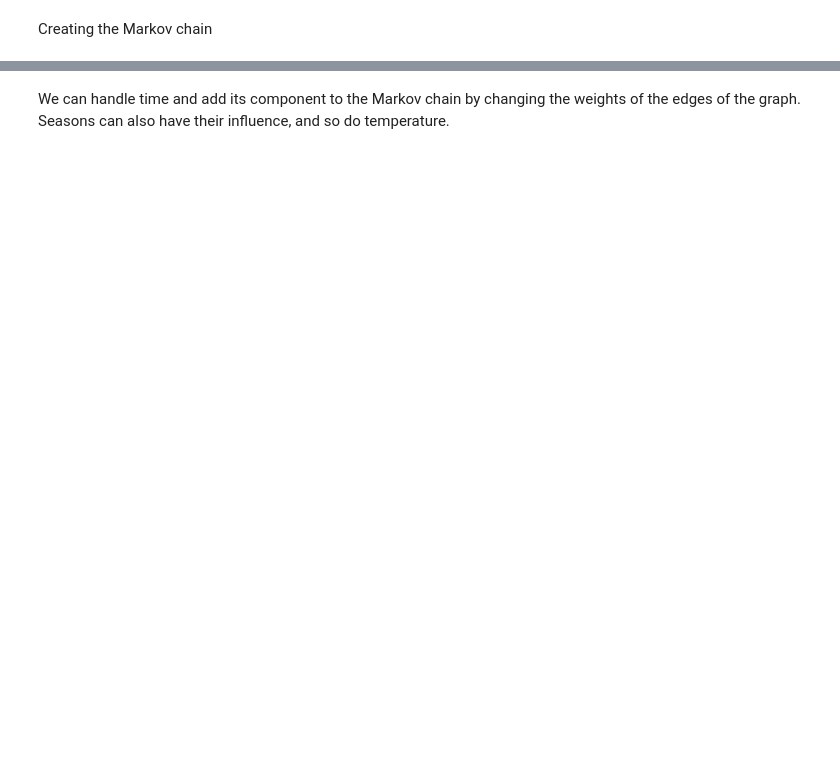
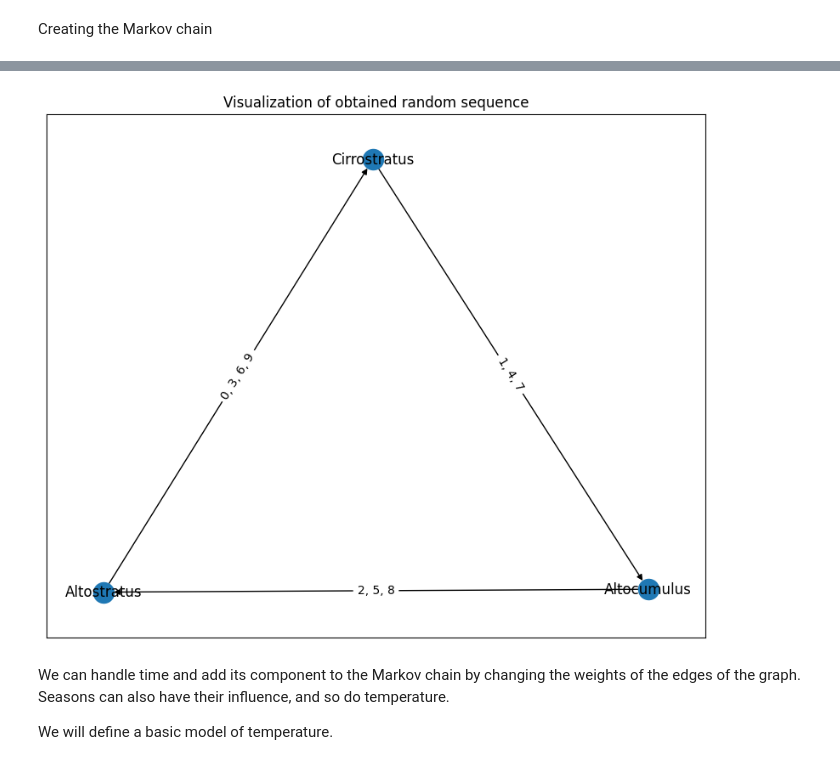
Before and after one commit to Tharos-ux/mmcat, a Jupyter notebook: model.ipynb, the cells around one changed output, grey strips where cells are left out. Cells and saved outputs as stored; diff of their text form; code cells hidden in the pictures; blank space fills up the shorter version.

```diff
--- a/model.ipynb
+++ b/model.ipynb
@@ -69,5 +78,33 @@ DISCRETE-TIME MARKOV CHAIN
  REGULAR:        YES
  REVERSIBLE:     NO
  SYMMETRIC:      NO
+# %%
+sequence:list[str] = [choice(cloud_states)]
+for i in range(1, 11):
+    current_state = sequence[-1]
+    next_state = mc.next(current_state, seed=7745)
+    if next_state == current_state:
+        # Do some subchain work
+        pass
+    sequence.append(next_state)
+# %%
+# Drawing the sequence
+sequence_graph:DiGraph = DiGraph()
+add_path(sequence_graph,sequence)
+pyplot.figure(figsize=(10,8))
+pyplot.title("Visualization of obtained random sequence")
+pos=spring_layout(sequence_graph)
+draw_networkx(sequence_graph,pos)
+labels:dict = dict()
+for i in range(len(sequence)-1):
+    labels[(sequence[i],sequence[i+1])] = labels.get((sequence[i],sequence[i+1]),[]) + [str(i)]
+for key,value in labels.items():
+    labels[key] = ', '.join(labels[key])
+draw_networkx_edge_labels(weather,pos,edge_labels=labels)
+pyplot.show()
+# %% [output]
+[figure, added]
 # %% [markdown]
 We can handle time and add its component to the Markov chain by changing the weights of the edges of the graph. Seasons can also have their influence, and so do temperature.
+
+We will define a basic model of temperature.
```
Also changed, not shown: parts of 19 cells of this notebook.
